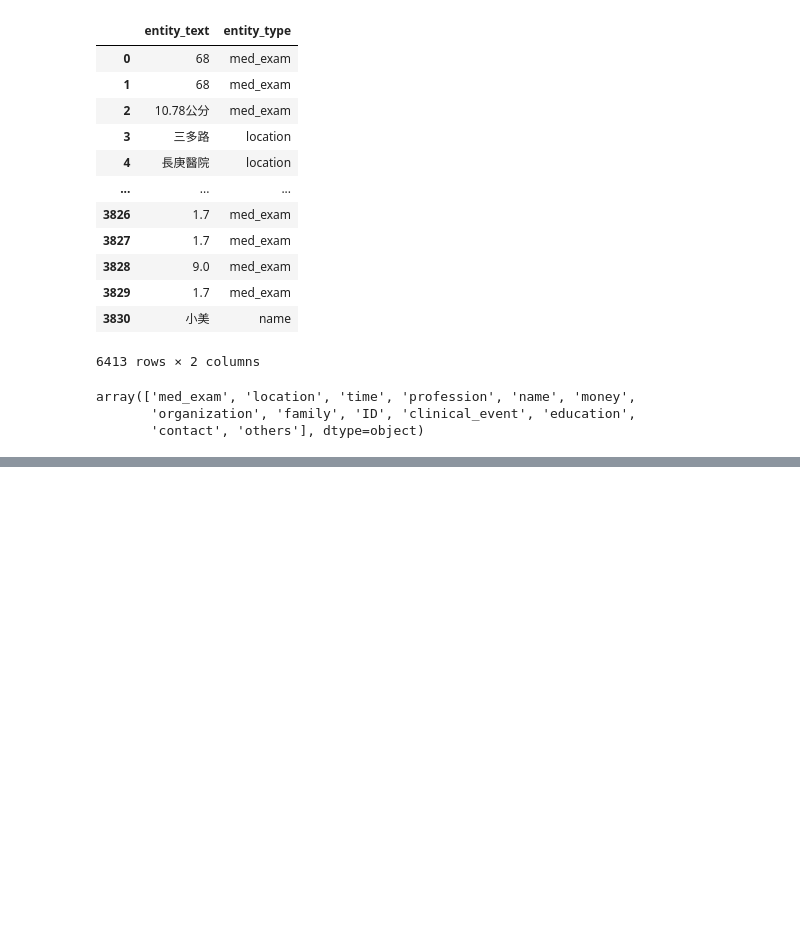
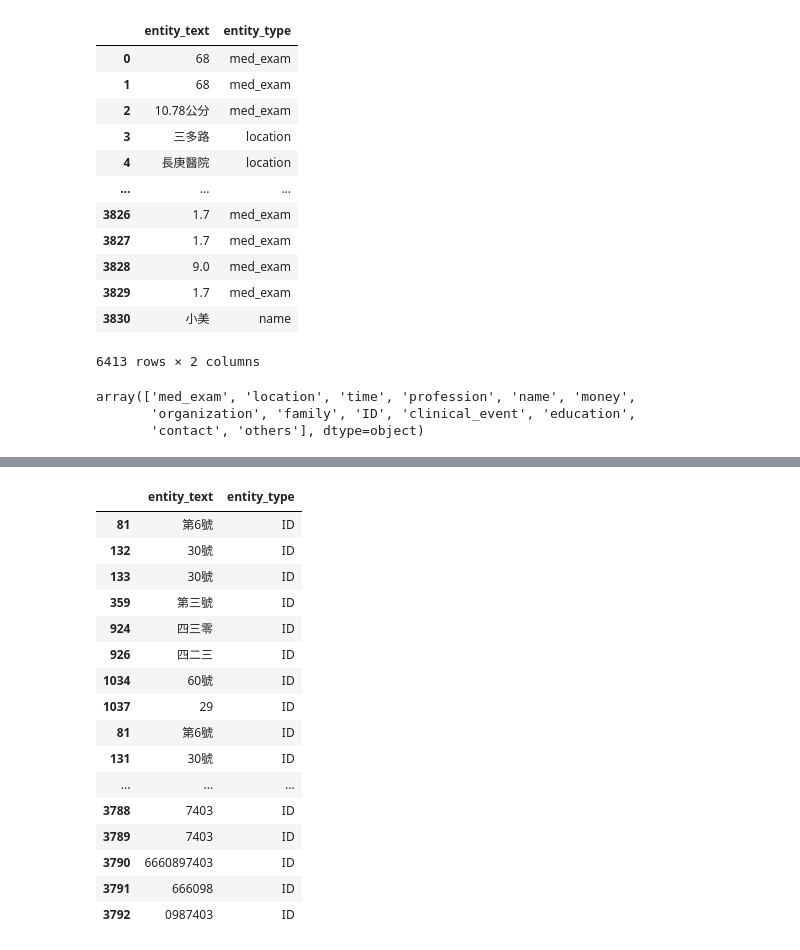
Before and after one commit to wuling31715/2020-AI-CUP, a Jupyter notebook: Danny/kashgari/data_analysis.ipynb, the cells around one changed output, grey strips where cells are left out. Cells and saved outputs as stored; diff of their text form; code cells hidden in the pictures; blank space fills up the shorter version.

```diff
--- a/Danny/kashgari/data_analysis.ipynb
+++ b/Danny/kashgari/data_analysis.ipynb
@@ -118,6 +237,25 @@ family.to_csv('data/family.csv', index=False)
 # %%
 ID = df[df['entity_type'] == 'ID']
-ID.to_csv('data/ID.csv', index=False)
+ID.to_csv('data2/ID.csv', index=False)
+ID
+# %% [output]
+|  | entity_text | entity_type |
+| 81 | 第6號 | ID |
+| 132 | 30號 | ID |
+| 133 | 30號 | ID |
+| 359 | 第三號 | ID |
+| 924 | 四三零 | ID |
+| 926 | 四二三 | ID |
+| 1034 | 60號 | ID |
+| 1037 | 29 | ID |
+| 81 | 第6號 | ID |
+| 131 | 30號 | ID |
+| ... | ... | ... |
+| 3788 | 7403 | ID |
+| 3789 | 7403 | ID |
+| 3790 | 6660897403 | ID |
+| 3791 | 666098 | ID |
+| 3792 | 0987403 | ID |
 # %%
 clinical_event = df[df['entity_type'] == 'clinical_event']
 clinical_event.to_csv('data/clinical_event.csv', index=False)
```
Also changed, not shown: parts of 12 cells of this notebook, 5 other files.
